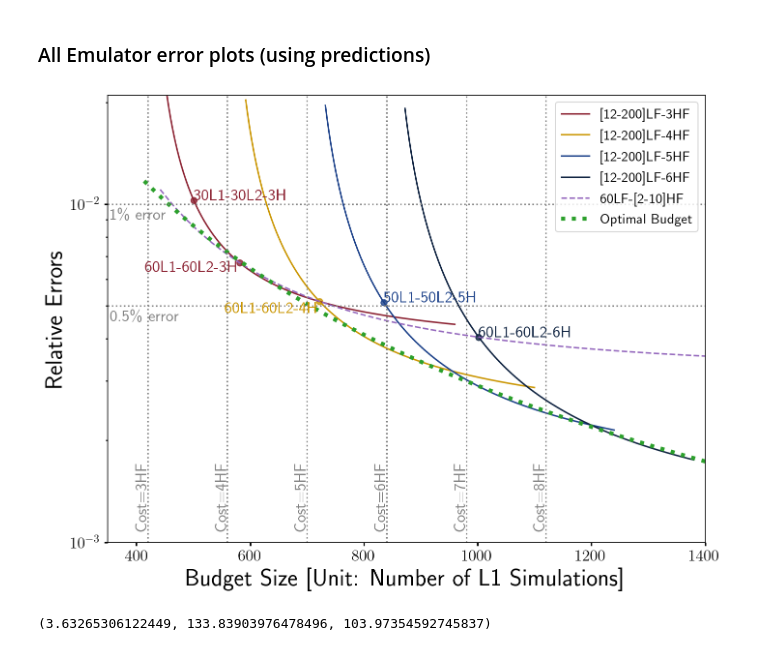
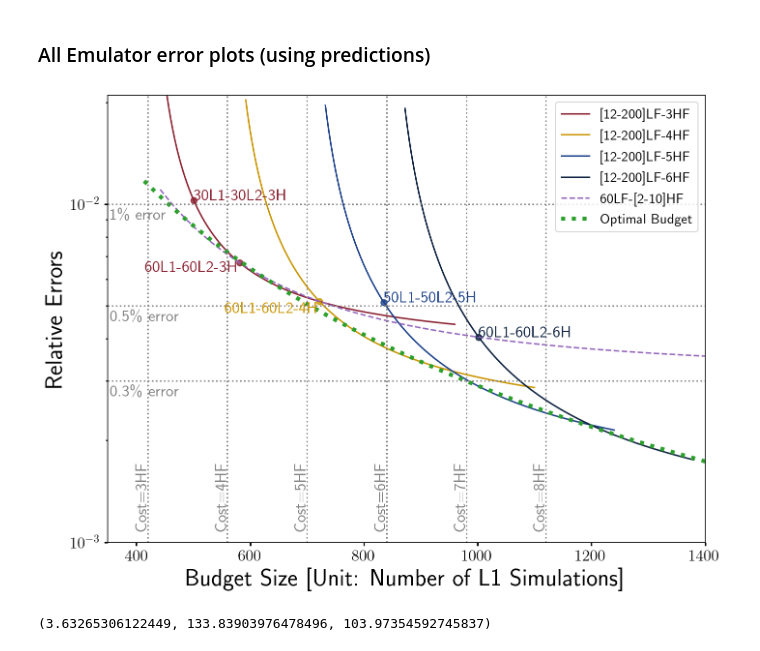
Before and after one commit to jibanCat/matter_emu_mfbox, a Jupyter notebook: notebooks/Infer dGMGP Emulation errors using LF and HF points.ipynb, the cells around one changed output. Drawn from its saved outputs; the diff is of its cells as text; code cells hidden in the pictures.

```diff
--- a/notebooks/Infer dGMGP Emulation errors using LF and HF points.ipynb
+++ b/notebooks/Infer dGMGP Emulation errors using LF and HF points.ipynb
@@ -861,36 +861,36 @@ for i,_vx in enumerate(_vlost):
         ymin*1.1,
         "Cost={}HF".format(i + 3),
         color="gray",
         rotation="vertical",
         )
 ## horizontal lines ##
-_hlost = [1e-2, 5e-3]
+_hlost = [1e-2, 5e-3, 3e-3]
 xmin, xmax = 350, 1400
 ax.hlines(
     _hlost,
     xmin, xmax,
     color="gray",
     ls="dotted",
     )
 # string names
-for s,_vy in zip(["1\%", "0.5\%"], _hlost):
+for s,_vy in zip(["1\%", "0.5\%", "0.3\%"], _hlost):
     ax.text(
         xmin * 1.01,
         _vy*0.9,
         r"{} error".format(s),
         color="gray",
         )
 
 ax.set_xlim(xmin, xmax)
 ax.set_ylim(ymin, ymax)
 ax.legend(loc="upper right", fontsize=14)
 
 plt.xlabel("Budget Size [Unit: Number of L1 Simulations]")
 plt.ylabel("Relative Errors")
 
 fig.savefig("../../../Latex/mf_boxsize_paper/images/budget_all_predicted_costs_dgmgp.pdf", bbox_inches='tight', pad_inches=0.075)
 # %% [output]
-[figure, old version]
+[figure, new version]
 # %%
 i = 10
 _n_hf[i], _n_l1[i], _n_l2[i]
```
Also changed, not shown: parts of 2 cells of this notebook.
